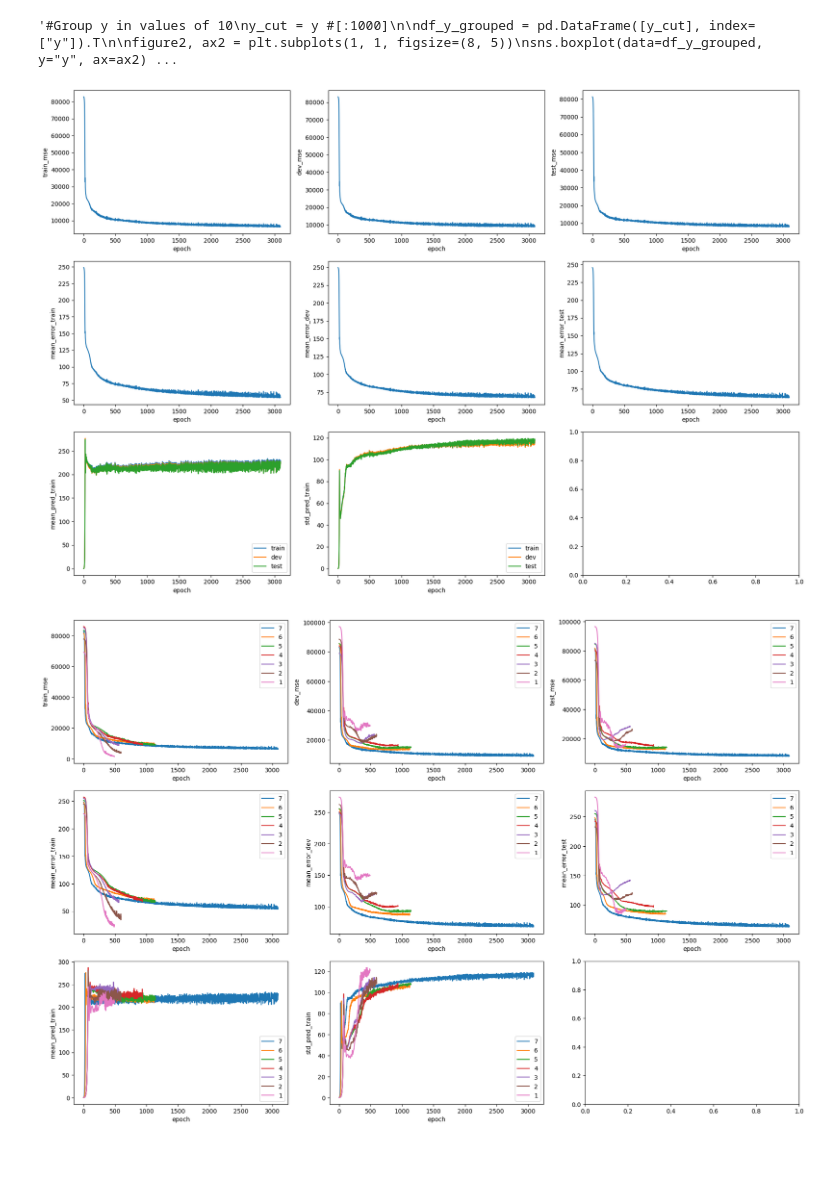
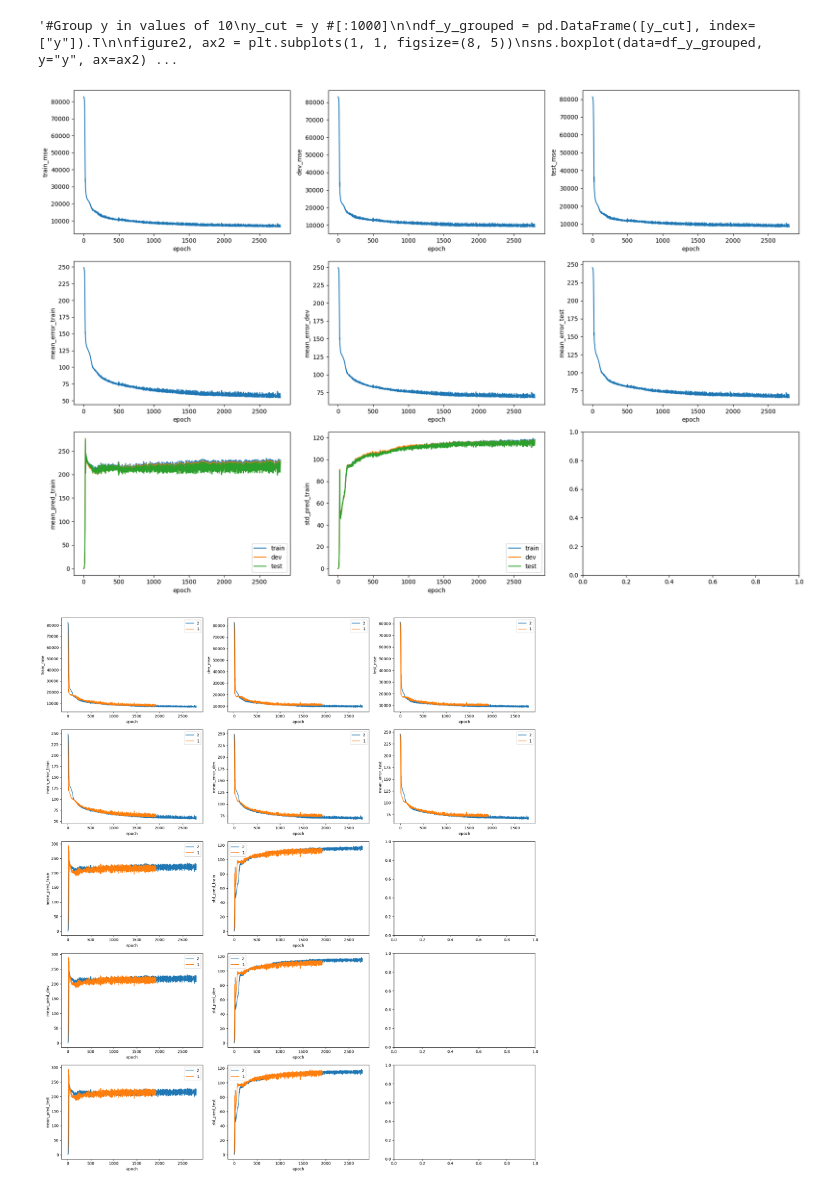
Before and after one commit to muraronicola/Approximating-volume-computations-via-GNNs, a Jupyter notebook: AnalyzeData.ipynb, the cells around one changed output. Drawn from its saved outputs; the diff is of its cells as text; code cells hidden in the pictures; blank space fills up the shorter version.

```diff
--- a/AnalyzeData.ipynb
+++ b/AnalyzeData.ipynb
@@ -9,7 +9,7 @@ import os
 exact_polytopes = True
 folder_name = "m_4_r_3"
 base_path = "data/"
-base_filename = "more_data"
+base_filename = "normalize" #more_data #generalization_max_1000 #generalization
 max_experiments = 10
 
 def find_filename(base_filename):
@@ -109,27 +109,28 @@ sns.lineplot(data=vector_data[0], x="epoch", y="std_pred_test", ax=ax2[2, 1], la
 
 figure2.tight_layout()
 # %% [output]
-[figure, old version]
+[figure, new version]
 # %%
-figure2, ax2 = plt.subplots(3, 3, figsize=(18, 12))
+figure2, ax2 = plt.subplots(5, 3, figsize=(18, 20))
 
 for i in range(vector_size):
     sns.lineplot(data=vector_data[i], x="epoch", y="train_mse", ax=ax2[0, 0], label=run_id - i)
     sns.lineplot(data=vector_data[i], x="epoch", y="dev_mse", ax=ax2[0, 1], label=run_id - i)
     sns.lineplot(data=vector_data[i], x="epoch", y="test_mse", ax=ax2[0, 2], label=run_id - i)
 
     sns.lineplot(data=vector_data[i], x="epoch", y="mean_error_train", ax=ax2[1, 0], label=run_id - i)
     sns.lineplot(data=vector_data[i], x="epoch", y="mean_error_dev", ax=ax2[1, 1], label=run_id - i)
     sns.lineplot(data=vector_data[i], x="epoch", y="mean_error_test", ax=ax2[1, 2], label=run_id - i)
 
     sns.lineplot(data=vector_data[i], x="epoch", y="mean_pred_train", ax=ax2[2, 0], label=run_id - i)
-    #sns.lineplot(data=vector_data[i], x="epoch", y="mean_pred_dev", ax=ax2[2, 0], label=run_id - i)
-    #sns.lineplot(data=vector_data[i], x="epoch", y="mean_pred_test", ax=ax2[2, 0], label=run_id - i)
+    sns.lineplot(data=vector_data[i], x="epoch", y="std_pred_train", ax=ax2[2, 1], label=run_id - i)
 
-    sns.lineplot(data=vector_data[i], x="epoch", y="std_pred_train", ax=ax2[2, 1], label=run_id - i)
-    #sns.lineplot(data=vector_data[i], x="epoch", y="std_pred_dev", ax=ax2[2, 1], label=run_id - i)
-    #sns.lineplot(data=vector_data[i], x="epoch", y="std_pred_test", ax=ax2[2, 1], label=run_id - i)
+    sns.lineplot(data=vector_data[i], x="epoch", y="mean_pred_dev", ax=ax2[3, 0], label=run_id - i)
+    sns.lineplot(data=vector_data[i], x="epoch", y="std_pred_dev", ax=ax2[3, 1], label=run_id - i)
+
+    sns.lineplot(data=vector_data[i], x="epoch", y="mean_pred_test", ax=ax2[4, 0], label=run_id - i)
+    sns.lineplot(data=vector_data[i], x="epoch", y="std_pred_test", ax=ax2[4, 1], label=run_id - i)
 
 figure2.tight_layout()
 # %% [output]
-[figure, old version]
+[figure, new version]
```
Also changed, not shown: parts of 1 cell of this notebook, 47 other files.
